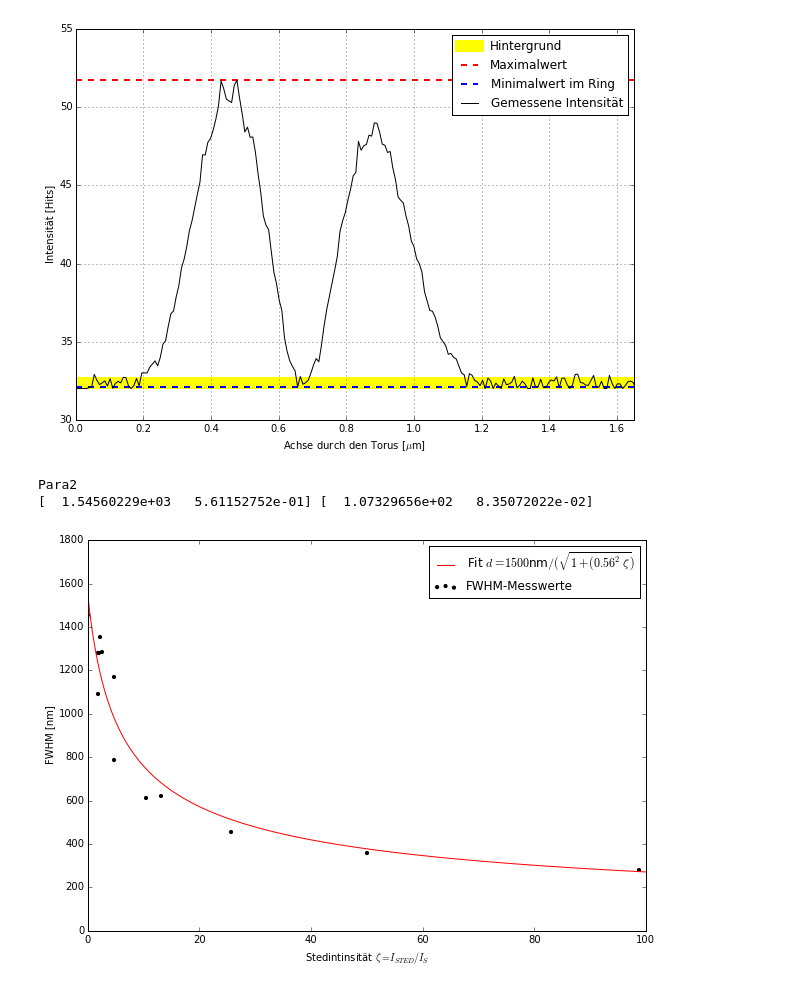
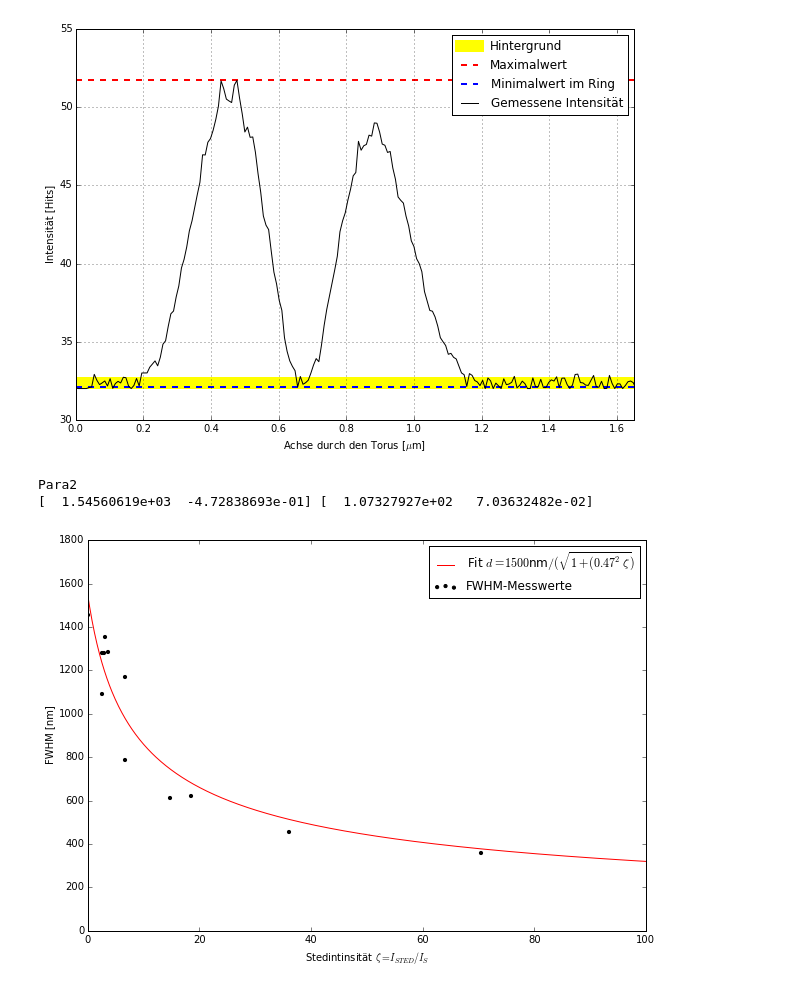
Before and after one commit to pmarszal/Protokolle, a Jupyter notebook: sted/plots/aufg3.ipynb, the cells around one changed output. Saved outputs shown, nothing was run; the diff lists cells and outputs as text; code cells hidden in the pictures.

```diff
--- a/sted/plots/aufg3.ipynb
+++ b/sted/plots/aufg3.ipynb
@@ -119,7 +119,7 @@ x[:,0]= 0.3*x[:,0]*1.1
 fig = plt.figure(figsize=(10,7))
 ax = fig.add_subplot(111)
 ax.set_xlabel(u'STED-Intensität [MW/cm$^2$]')
-ax.set_ylabel(u'Restintensität [Hits]')
+ax.set_ylabel(u'Restintensität [% der Anregungsintensität]')
 ax.grid(True)
 ax.errorbar(x[:,0],x[:,1], yerr=x[:,2], fmt='o', color = 'black', label = 'Gemessene Werte')
 #ax.plot(np.linspace(np.min(x[:,0]),np.max(x[:,0]),1000), y_fx, label='$f(x) = 1.66\cdot e^{-0.62x}+0.23$')
@@ -130,5 +130,6 @@ ax.set_ylim(0.1,0.8)
 plt.legend()
 
 fig.savefig('depletion.pdf')
-I_satt = 3.2
+I_satt = 3.2*0.71
+print I_satt
 # %% [output]
@@ -177,17 +179,17 @@ x_f2 = np.linspace(np.min(x[:,0]),np.max(x[:,0])+10, 1000)
 y_f2 = fxb(x_f2, params2[0], params2[1])
 # %% [output]
 Para2
-[  1.54560229e+03   5.61152752e-01] [  1.07329656e+02   8.35072022e-02]
+[  1.54560619e+03  -4.72838693e-01] [  1.07327927e+02   7.03632482e-02]
 # %%
 fig = plt.figure(figsize=(10,7))
 ax = fig.add_subplot(111)
 ax.set_xlabel(u'Stedintinsität $\zeta = I_{STED}/I_S$')
 ax.set_ylabel('FWHM [nm]')
-ax.plot(x_f2,y_f2, color='red', label=('Fit $d = 1500$nm$/(\sqrt{1+(0.56^2\zeta})$'))
+ax.plot(x_f2,y_f2, color='red', label=('Fit $d = 1500$nm$/(\sqrt{1+(0.47^2\zeta})$'))
 
 ax.scatter(x[:,0],x[:,1], color='black',s = 10, label='FWHM-Messwerte')
 ax.set_xlim(0, 100)
 ax.legend()
 fig.savefig('fwhm_zeta.pdf')
 # %% [output]
-[figure, old version]
+[figure, new version]
```
Also changed, not shown: parts of 1 cell of this notebook, 10 other files.
